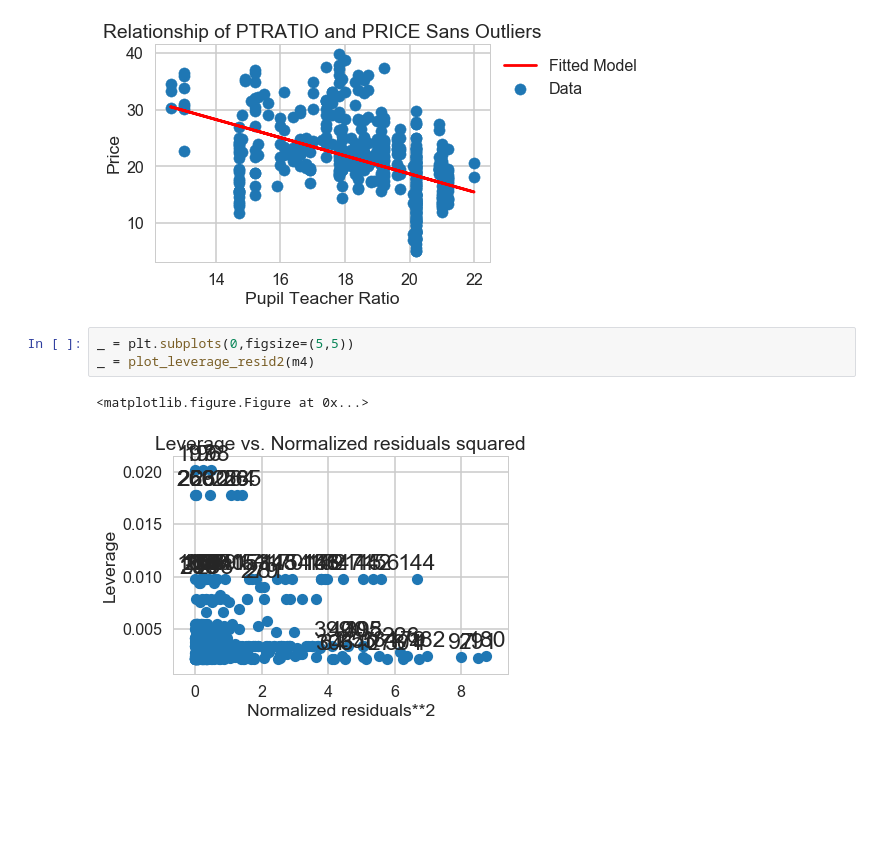
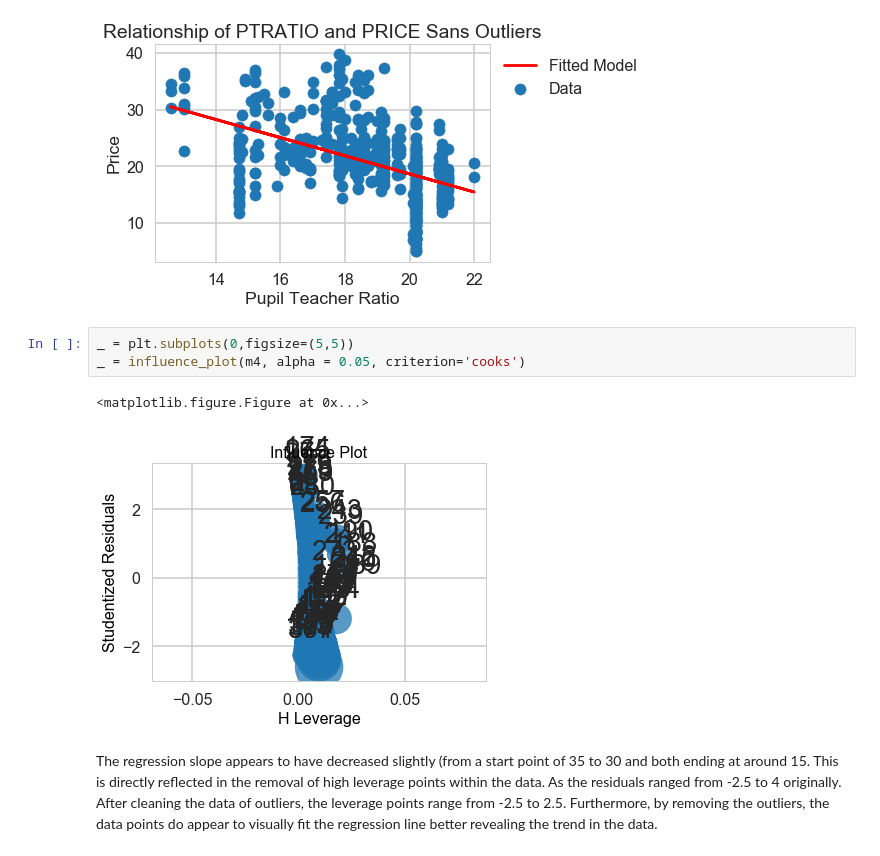
Before and after one commit to jsking751/Springboard-2.0, a Jupyter notebook: Machine Learning Miniprojects/Boston_Housing_Linear_Regression.ipynb, the cells around one changed output. Saved outputs shown, nothing was run; the diff lists cells and outputs as text; blank space fills up the shorter version.

```diff
--- a/Machine Learning Miniprojects/Boston_Housing_Linear_Regression.ipynb
+++ b/Machine Learning Miniprojects/Boston_Housing_Linear_Regression.ipynb
@@ -969,7 +969,9 @@ plt.show()
 [figure]
 # %%
 _ = plt.subplots(0,figsize=(5,5))
-_ = plot_leverage_resid2(m4)
+_ = influence_plot(m4, alpha = 0.05, criterion='cooks')
 # %% [output]
 <matplotlib.figure.Figure at 0x...>
-[figure, old version]
+[figure, new version]
+# %% [markdown]
+The regression slope appears to have decreased slightly (from a start point of 35 to 30 and both ending at around 15.  This is directly reflected in the removal of high leverage points within the data.  As the residuals ranged from -2.5 to 4 originally.  After cleaning the data of outliers, the leverage points range from -2.5 to 2.5.  Furthermore, by removing the outliers, the data points do appear to visually fit the regression line better revealing the trend in the data.
```
Also changed, not shown: parts of 6 cells of this notebook.
